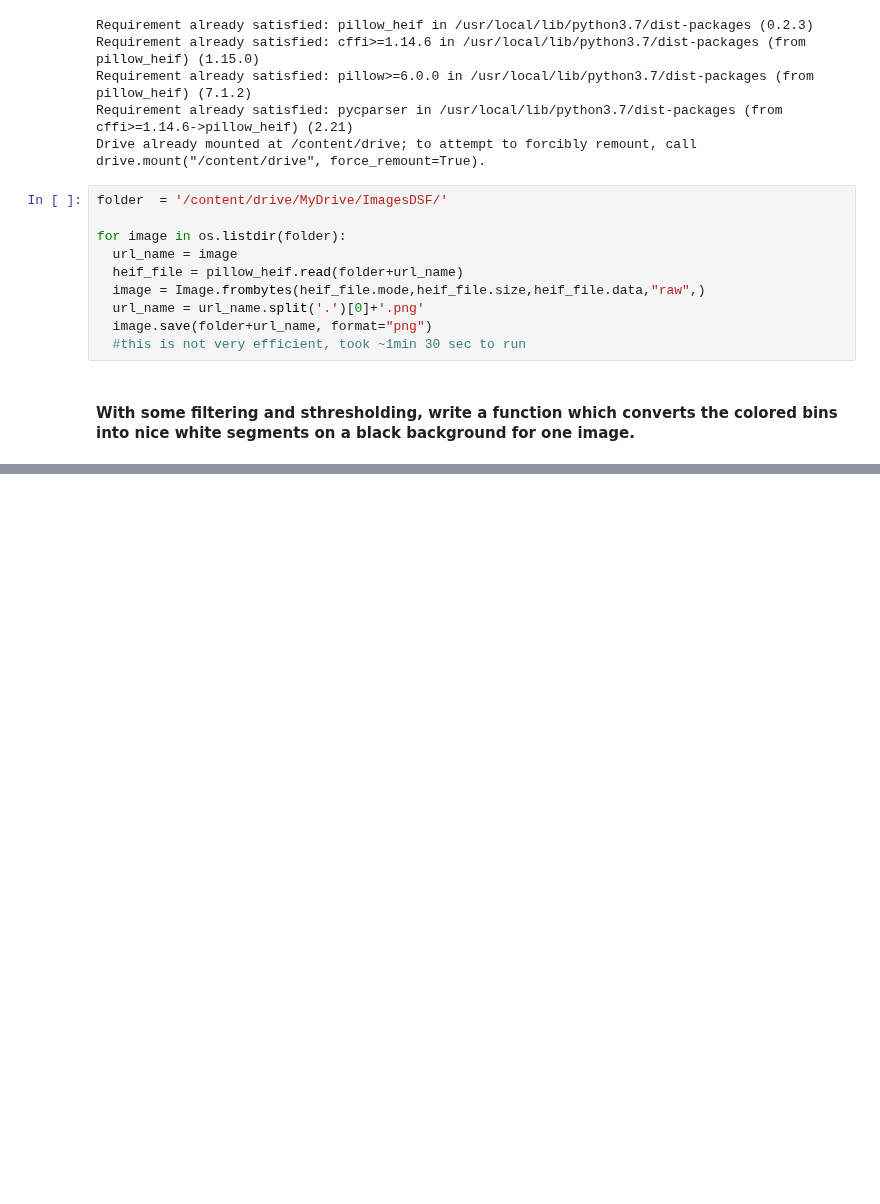
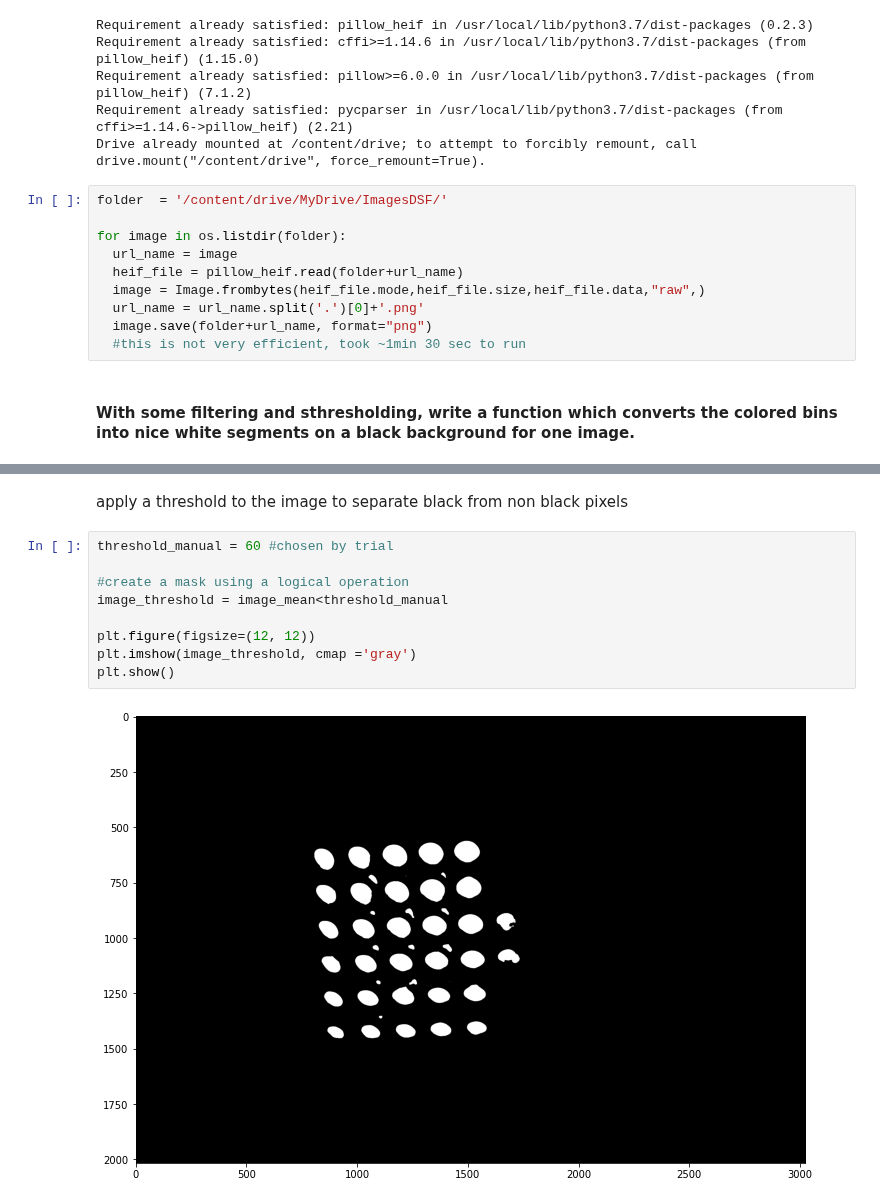
Before and after one commit to PStettler/DSF-DCBP-Philip-Stettler, a Jupyter notebook: codingTask2.ipynb, the cells around one changed output, grey strips where cells are left out. Cells and saved outputs as stored; diff of their text form; blank space fills up the shorter version.

```diff
--- a/codingTask2.ipynb
+++ b/codingTask2.ipynb
@@ -60,0 +73,13 @@ Drive already mounted at /content/drive; to attempt to forcibly remount, call dr
+# %% [markdown]
+<p> apply a threshold to the image to separate black from non black pixels </p>
+# %%
+threshold_manual = 60 #chosen by trial
+
+#create a mask using a logical operation
+image_threshold = image_mean<threshold_manual
+
+plt.figure(figsize=(12, 12))
+plt.imshow(image_threshold, cmap ='gray')
+plt.show()
+# %% [output]
+[figure, added]
```
Also changed, not shown: parts of 4 cells of this notebook.
